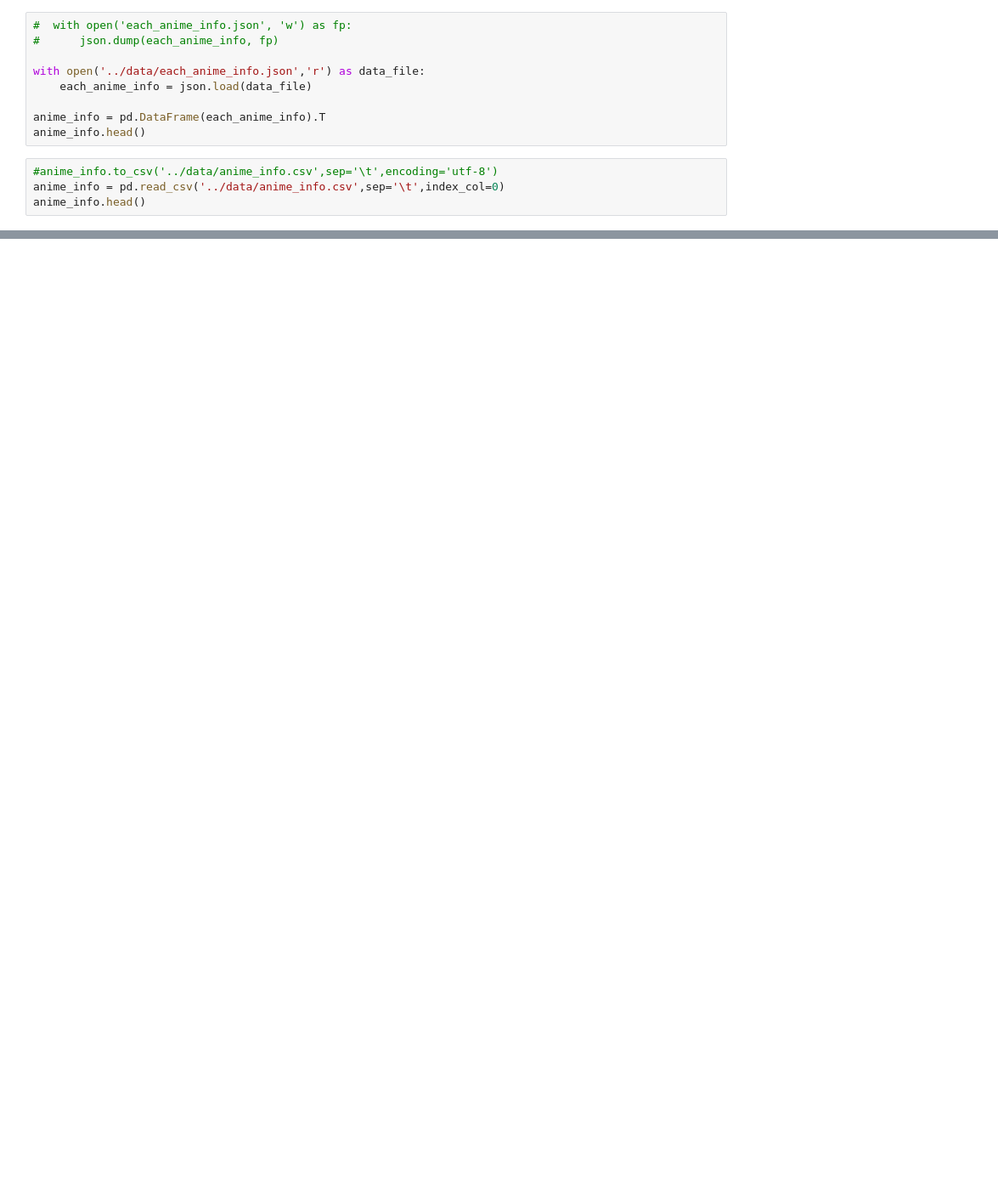
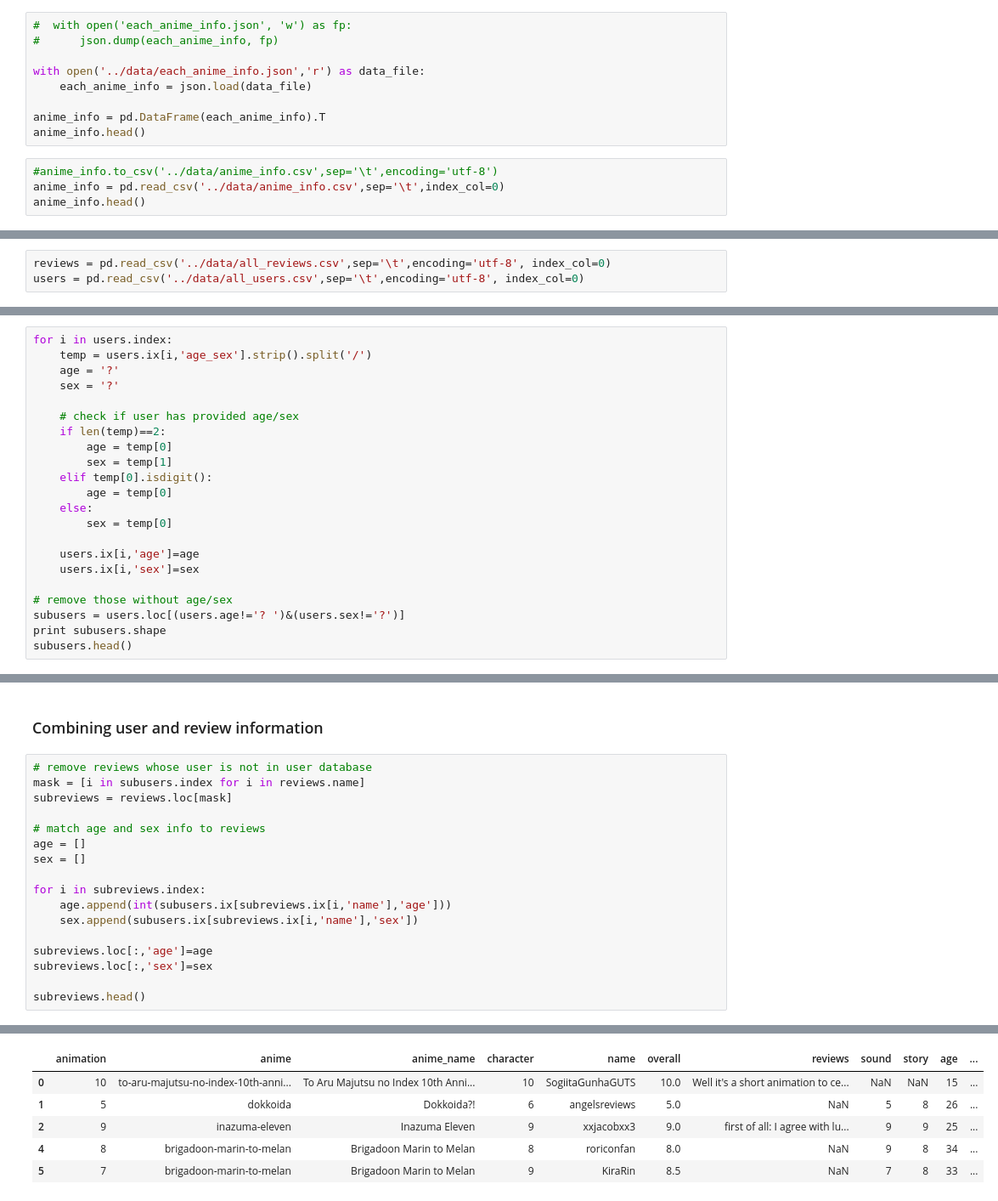
Before and after one commit to xjgege/vulpix, a Jupyter notebook: scraping/Data Scraping.ipynb, the cells around one changed output, grey strips where cells are left out. Shown at 85% size. Saved outputs shown, nothing was run; the diff lists cells and outputs as text; blank space fills up the shorter version.

```diff
--- a/scraping/Data Scraping.ipynb
+++ b/scraping/Data Scraping.ipynb
@@ -334,0 +339,3 @@ anime_info.head()
+# %%
+reviews = pd.read_csv('../data/all_reviews.csv',sep='\t',encoding='utf-8', index_col=0)
+users = pd.read_csv('../data/all_users.csv',sep='\t',encoding='utf-8', index_col=0)
@@ -334,0 +353,22 @@ anime_info.head()
+# %%
+for i in users.index:
+    temp = users.ix[i,'age_sex'].strip().split('/')
+    age = '?'
+    sex = '?'
+
+    # check if user has provided age/sex
+    if len(temp)==2:
+        age = temp[0]
+        sex = temp[1]
+    elif temp[0].isdigit():
+        age = temp[0]
+    else:
+        sex = temp[0]
+
+    users.ix[i,'age']=age
+    users.ix[i,'sex']=sex
+
+# remove those without age/sex
+subusers = users.loc[(users.age!='? ')&(users.sex!='?')]
+print subusers.shape
+subusers.head()
@@ -334,0 +383,20 @@ anime_info.head()
+# %% [markdown]
+### Combining user and review information
+# %%
+# remove reviews whose user is not in user database
+mask = [i in subusers.index for i in reviews.name]
+subreviews = reviews.loc[mask]
+
+# match age and sex info to reviews
+age = []
+sex = []
+
+for i in subreviews.index:
+    age.append(int(subusers.ix[subreviews.ix[i,'name'],'age']))
+    sex.append(subusers.ix[subreviews.ix[i,'name'],'sex'])
+
+subreviews.loc[:,'age']=age
+subreviews.loc[:,'sex']=sex
+
+subreviews.head()
+# %% [output]
@@ -334,0 +413,6 @@ anime_info.head()
+|  | animation | anime | anime_name | character | name | overall | reviews | sound | story | age | ... |
+| 0 | 10 | to-aru-majutsu-no-index-10th-anni... | To Aru Majutsu no Index 10th Anni... | 10 | SogiitaGunhaGUTS | 10.0 | Well it's a short animation to ce... | NaN | NaN | 15 | ... |
+| 1 | 5 | dokkoida | Dokkoida?! | 6 | angelsreviews | 5.0 | NaN | 5 | 8 | 26 | ... |
+| 2 | 9 | inazuma-eleven | Inazuma Eleven | 9 | xxjacobxx3 | 9.0 | first of all: I agree with ﻿﻿﻿﻿lu... | 9 | 9 | 25 | ... |
+| 4 | 8 | brigadoon-marin-to-melan | Brigadoon Marin to Melan | 8 | roriconfan | 8.0 | NaN | 9 | 8 | 34 | ... |
+| 5 | 7 | brigadoon-marin-to-melan | Brigadoon Marin to Melan | 9 | KiraRin | 8.5 | NaN | 7 | 8 | 33 | ... |
```
Also changed, not shown: parts of 12 cells of this notebook, 1 other file.
